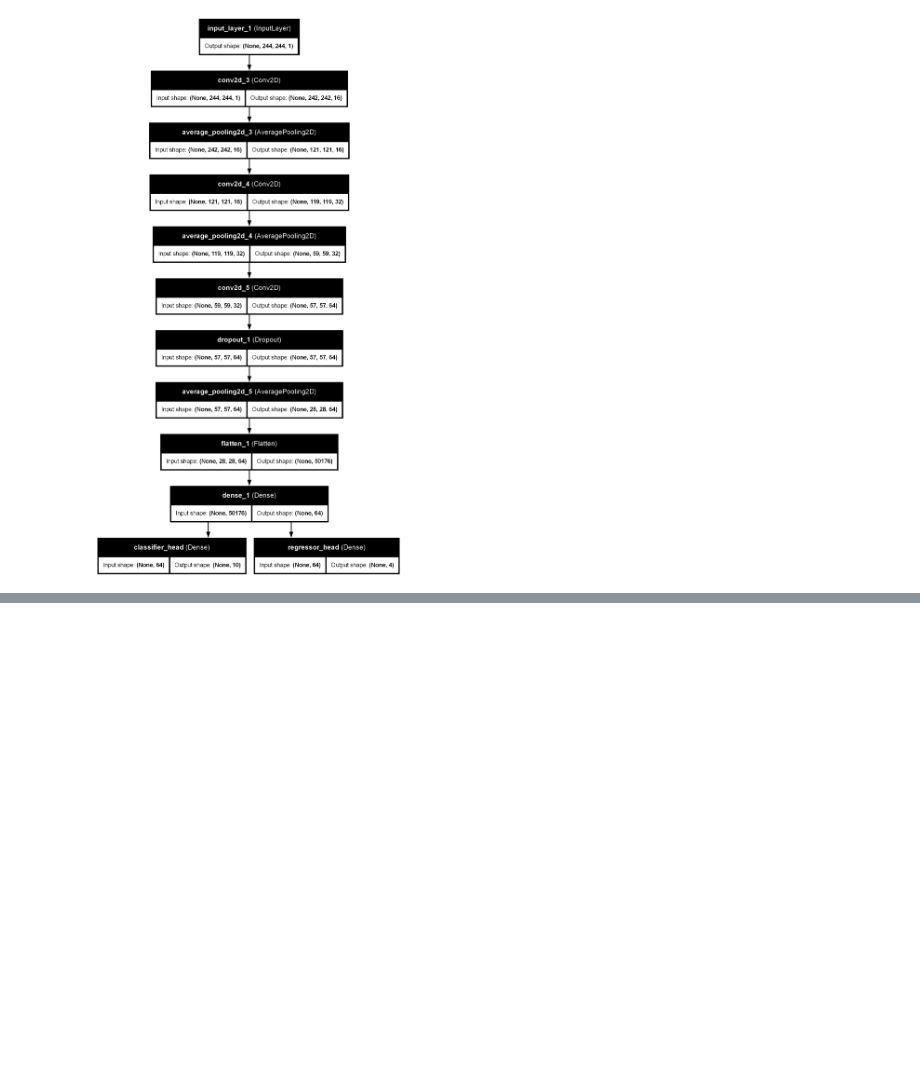
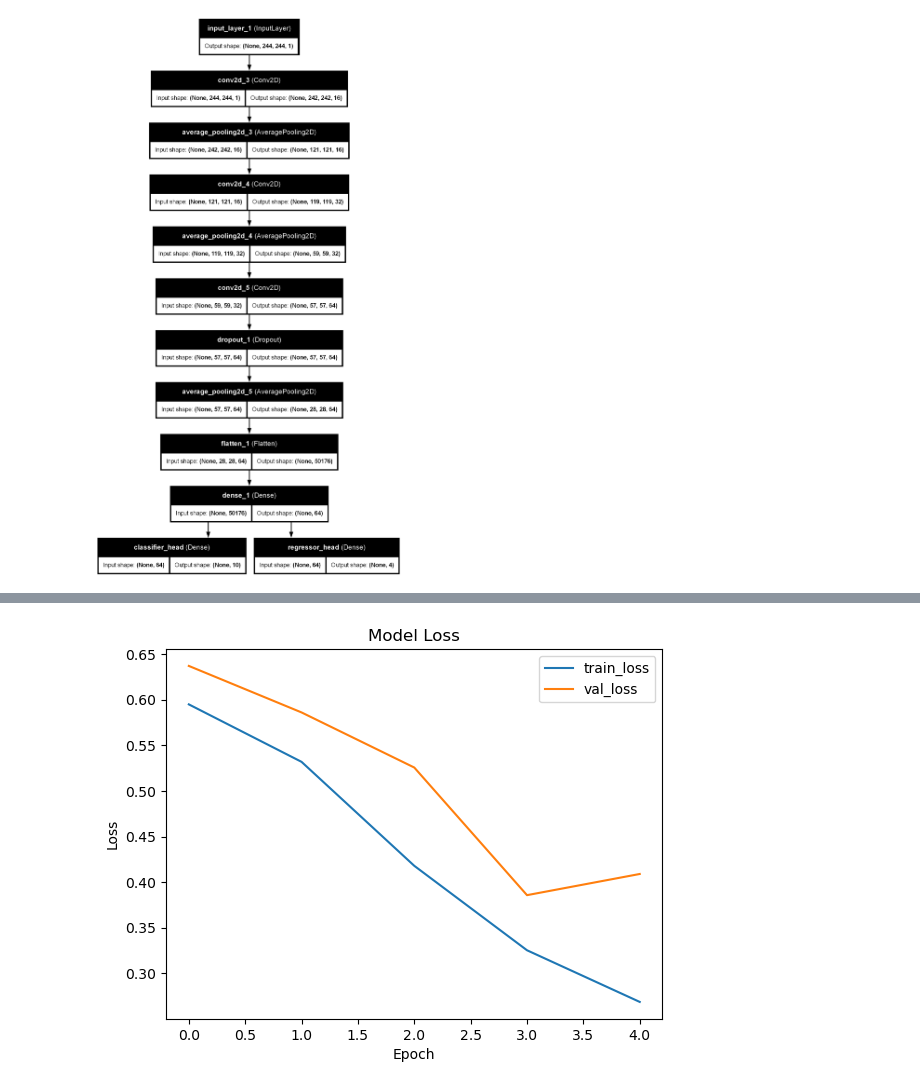
Before and after one commit to moyen-ahmed/Deep-learning, a Jupyter notebook: Building your own Object Detector from scratch using tensorflow.ipynb, the cells around one changed output, grey strips where cells are left out. Cells and saved outputs as stored; diff of their text form; code cells hidden in the pictures; blank space fills up the shorter version.

```diff
--- a/Building your own Object Detector from scratch using tensorflow.ipynb
+++ b/Building your own Object Detector from scratch using tensorflow.ipynb
@@ -1145,0 +1167,10 @@ history = model.fit(train_ds,
+# %%
+plt.plot(history.history['classifier_head_loss'], label='train_loss')
+plt.plot(history.history['val_classifier_head_loss'], label='val_loss')
+plt.title('Model Loss')
+plt.ylabel('Loss')
+plt.xlabel('Epoch')
+plt.legend(loc='upper right')
+plt.show()
+# %% [output]
+[figure, added]
```
Also changed, not shown: parts of 3 cells of this notebook.
